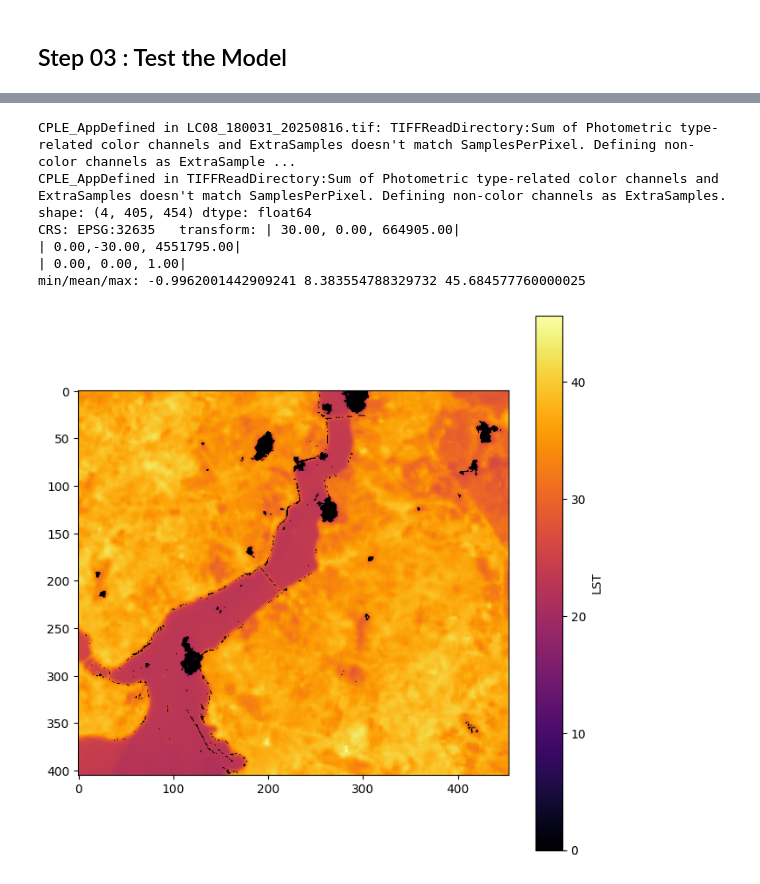
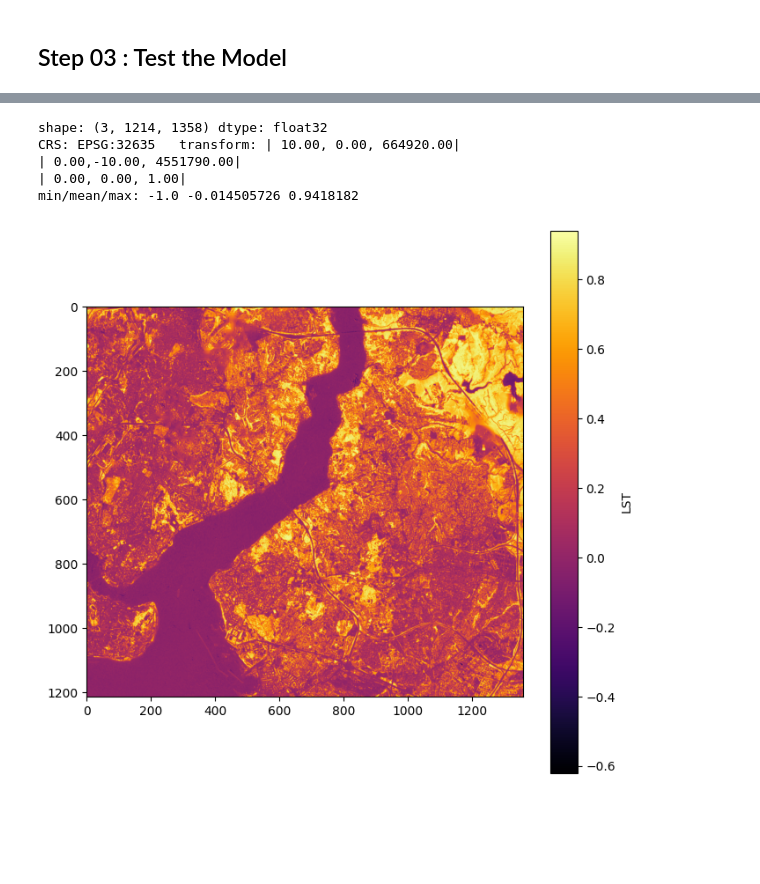
Before and after one commit to ichzann/WGAST_w--Prediction, a Jupyter notebook: tutorials/04_run_model.ipynb, the cells around one changed output, grey strips where cells are left out. Cells and saved outputs as stored; diff of their text form; code cells hidden in the pictures; blank space fills up the shorter version.

```diff
--- a/tutorials/04_run_model.ipynb
+++ b/tutorials/04_run_model.ipynb
@@ -164,27 +141,25 @@ FileNotFoundError: File doesn't exist data/Tdivision/train/best.pth
 # %%
 import rasterio
 import matplotlib.pyplot as plt
 import numpy as np
 
-path = "tutorials/data/wgast/raw/Landsat8_Istanbul/LC08_180031_20250816.tif"
+path = "data/wgast/Tdivision/test/pair_Istanbul_0/00_Sentinel_20250715.tif"
 
 with rasterio.open(path) as src:
     arr = src.read()        # shape: (bands, H, W)
     print("shape:", arr.shape, "dtype:", arr.dtype)
     print("CRS:", src.crs, "  transform:", src.transform)
     print("min/mean/max:", np.nanmin(arr), np.nanmean(arr), np.nanmax(arr))
 
 # Show band 1 (LST)
 plt.figure(figsize=(8, 8))
 plt.imshow(arr[0], cmap="inferno")
 plt.colorbar(label="LST")
 plt.show()
 # %% [output]
-CPLE_AppDefined in LC08_180031_20250816.tif: TIFFReadDirectory:Sum of Photometric type-related color channels and ExtraSamples doesn't match SamplesPerPixel. Defining non-color channels as ExtraSample ...
-CPLE_AppDefined in TIFFReadDirectory:Sum of Photometric type-related color channels and ExtraSamples doesn't match SamplesPerPixel. Defining non-color channels as ExtraSamples.
-shape: (4, 405, 454) dtype: float64
-CRS: EPSG:32635   transform: | 30.00, 0.00, 664905.00|
-| 0.00,-30.00, 4551795.00|
+shape: (3, 1214, 1358) dtype: float32
+CRS: EPSG:32635   transform: | 10.00, 0.00, 664920.00|
+| 0.00,-10.00, 4551790.00|
 | 0.00, 0.00, 1.00|
-min/mean/max: -0.9962001442909241 8.383554788329732 45.684577760000025
+min/mean/max: -1.0 -0.014505726 0.9418182
-[figure, old version]
+[figure, new version]
```
Also changed, not shown: parts of 3 cells of this notebook, 42 other files.
